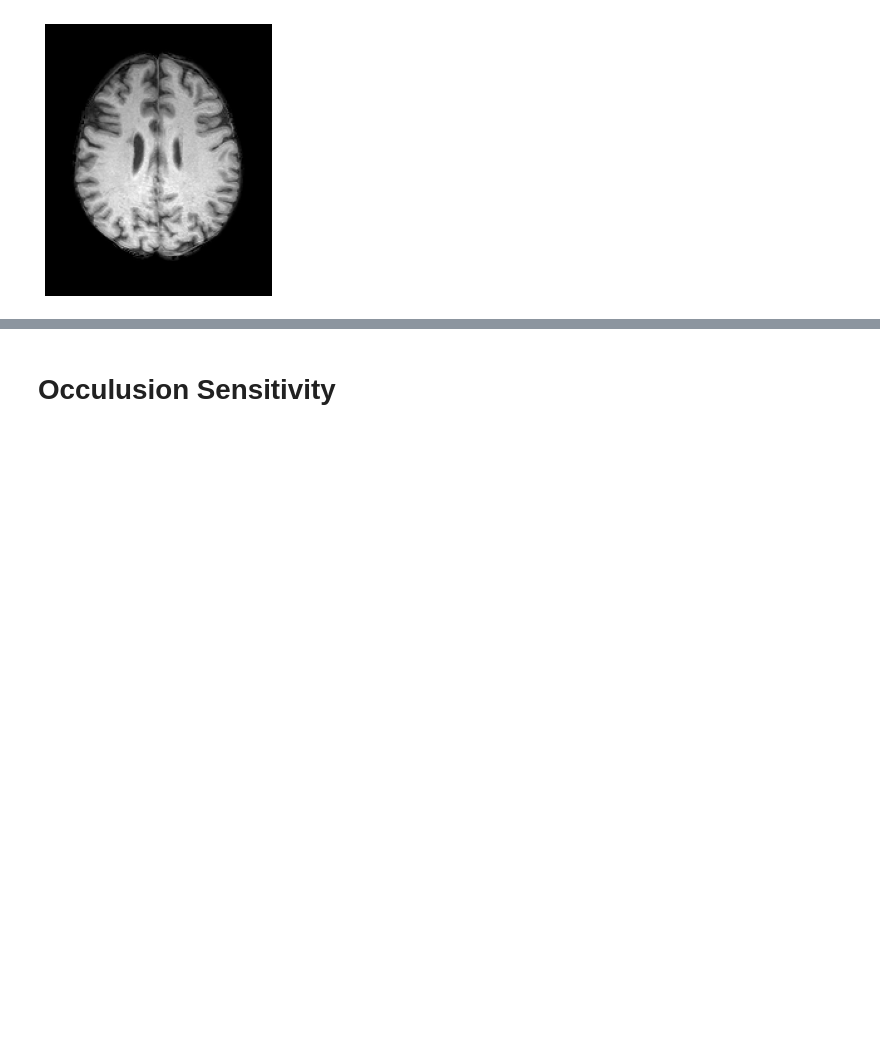
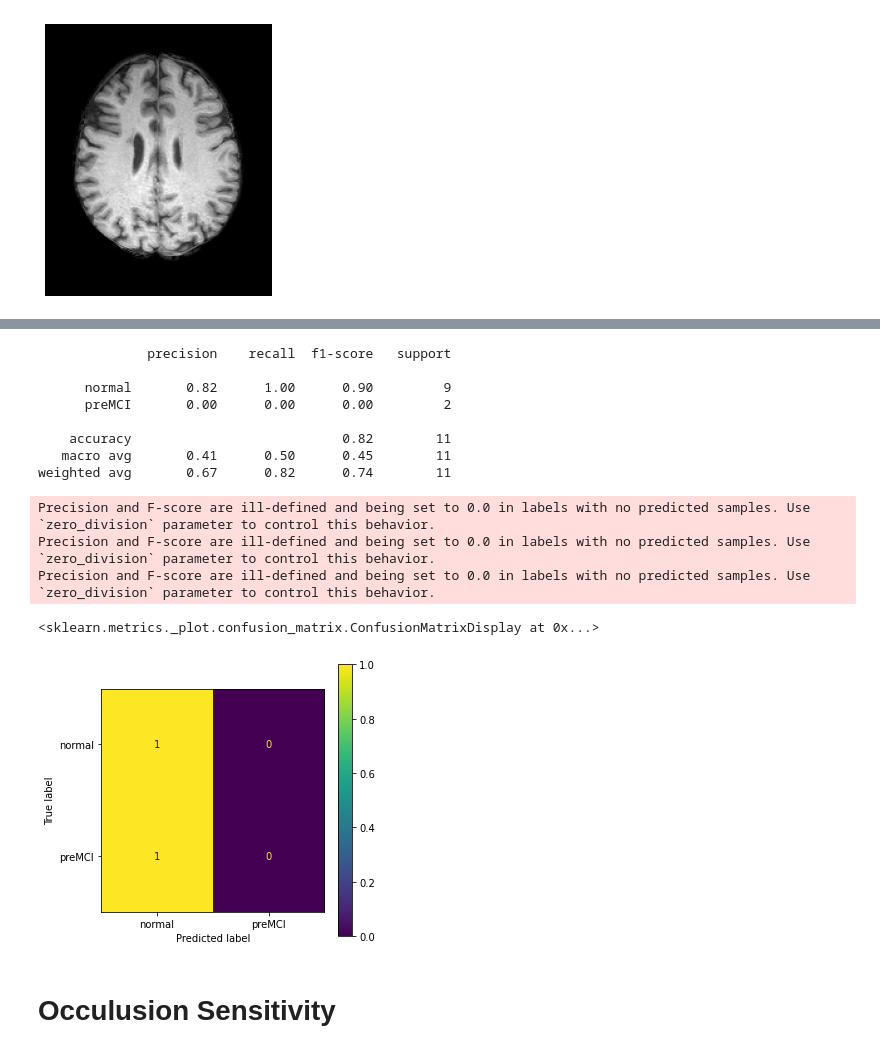
Before and after one commit to aa14av/MONAI, a Jupyter notebook: CNN.ipynb, the cells around one changed output, grey strips where cells are left out. Drawn from its saved outputs; the diff is of its cells as text; code cells hidden in the pictures; blank space fills up the shorter version.

```diff
--- a/CNN.ipynb
+++ b/CNN.ipynb
@@ -300,36 +309,49 @@ RuntimeError: Unable to find a valid cuDNN algorithm to run convolution
 # %%
 # create a validation data loader
-print('Test Set: ',labels[339:].shape); test_batch=5
-test_ds = ImageDataset(image_files=images[339:], labels=labels[339:], transform=val_transforms)
-test_loader = DataLoader(test_ds, batch_size=test_batch, num_workers=5, pin_memory=pin_memory)
+test_ds = ImageDataset(image_files=test_list, labels=test_label, transform=val_transforms)
+test_loader = DataLoader(test_ds, batch_size=test_batch, num_workers=4, pin_memory=pin_memory)
 
 with eval_mode(model):
     y_pred = torch.tensor([], dtype=torch.float32, device=device)
     y = torch.tensor([], dtype=torch.long, device=device)
 
     for test_data in test_loader:
         test_images, test_labels = test_data[0].to(
-            device), test_data[1].to(device),
+            device), test_data[1].to(device)
 
         outputs = model(test_images)
         y_pred = torch.cat([y_pred, outputs.argmax(dim=1)], dim=0)
         y = torch.cat([y, test_labels], dim=0)
 
 print(classification_report(
-    (y.cpu().numpy() == 1).nonzero()[2],
+    y.cpu().numpy(),
     y_pred.cpu().numpy(),
     target_names=[d.name for d in Diagnosis]))
 
 cm = confusion_matrix(
-    (y.cpu().numpy() == 1).nonzero()[2],
+    y.cpu().numpy(),
     y_pred.cpu().numpy(),
     normalize='true')
 
 disp = ConfusionMatrixDisplay(
     confusion_matrix=cm,
     display_labels=[d.name for d in Diagnosis])
 
 disp.plot(ax=plt.subplots(1, 1, facecolor='white')[1])
+# %% [output]
+              precision    recall  f1-score   support
+
+      normal       0.82      1.00      0.90         9
+      preMCI       0.00      0.00      0.00         2
+
+    accuracy                           0.82        11
+   macro avg       0.41      0.50      0.45        11
+weighted avg       0.67      0.82      0.74        11
+Precision and F-score are ill-defined and being set to 0.0 in labels with no predicted samples. Use `zero_division` parameter to control this behavior.
+Precision and F-score are ill-defined and being set to 0.0 in labels with no predicted samples. Use `zero_division` parameter to control this behavior.
+Precision and F-score are ill-defined and being set to 0.0 in labels with no predicted samples. Use `zero_division` parameter to control this behavior.
+<sklearn.metrics._plot.confusion_matrix.ConfusionMatrixDisplay at 0x...>
+[figure, added]
 # %% [markdown]
 # Occulusion Sensitivity
 # %%
```
Also changed, not shown: parts of 9 cells of this notebook.
